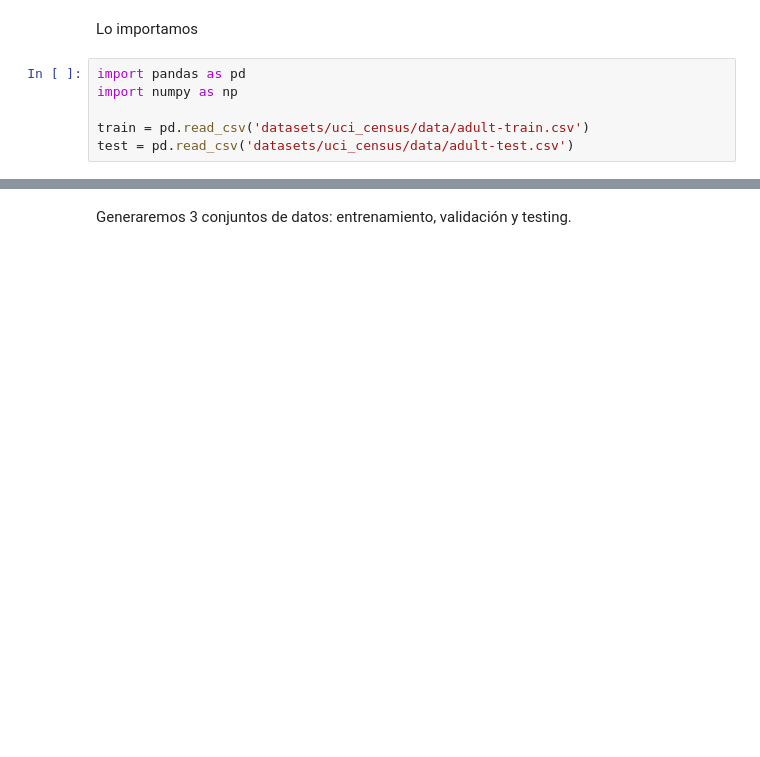
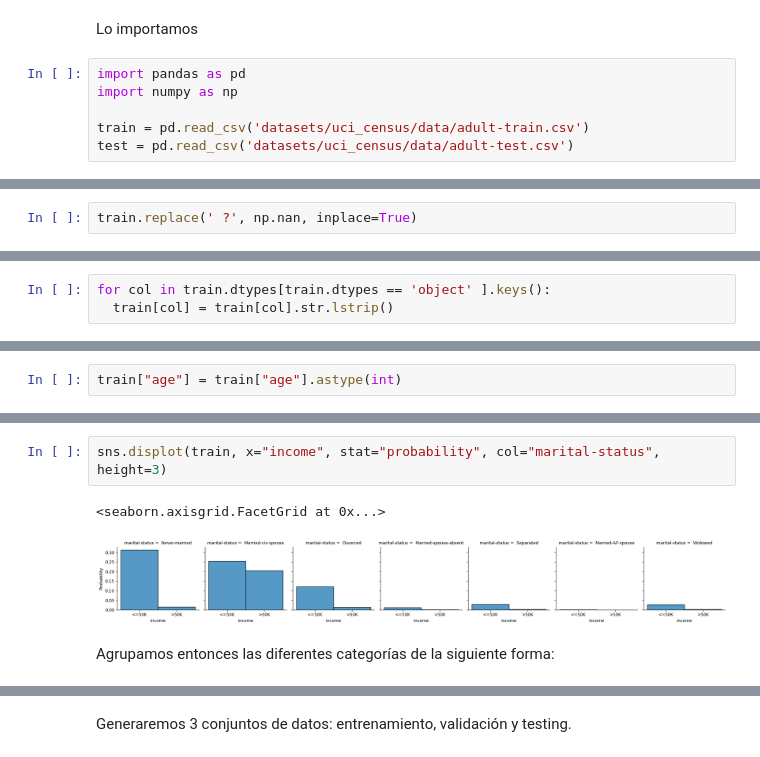
Before and after one commit to santiagxf/E72102, a Jupyter notebook: docs/develop/prep/code/dataprep.ipynb, the cells around one changed output, grey strips where cells are left out. Saved outputs shown, nothing was run; the diff lists cells and outputs as text; blank space fills up the shorter version.

```diff
--- a/docs/develop/prep/code/dataprep.ipynb
+++ b/docs/develop/prep/code/dataprep.ipynb
@@ -78,0 +112,2 @@ train.describe()
+# %%
+train.replace(' ?', np.nan, inplace=True)
@@ -78,0 +124,3 @@ train.describe()
+# %%
+for col in train.dtypes[train.dtypes == 'object' ].keys():
+  train[col] = train[col].str.lstrip()
@@ -78,0 +133,2 @@ train.describe()
+# %%
+train["age"] = train["age"].astype(int)
@@ -78,0 +167,7 @@ train.describe()
+# %%
+sns.displot(train, x="income", stat="probability", col="marital-status", height=3)
+# %% [output]
+<seaborn.axisgrid.FacetGrid at 0x...>
+[figure, added]
+# %% [markdown]
+Agrupamos entonces las diferentes categorías de la siguiente forma:
```
Also changed, not shown: parts of 92 cells of this notebook.
